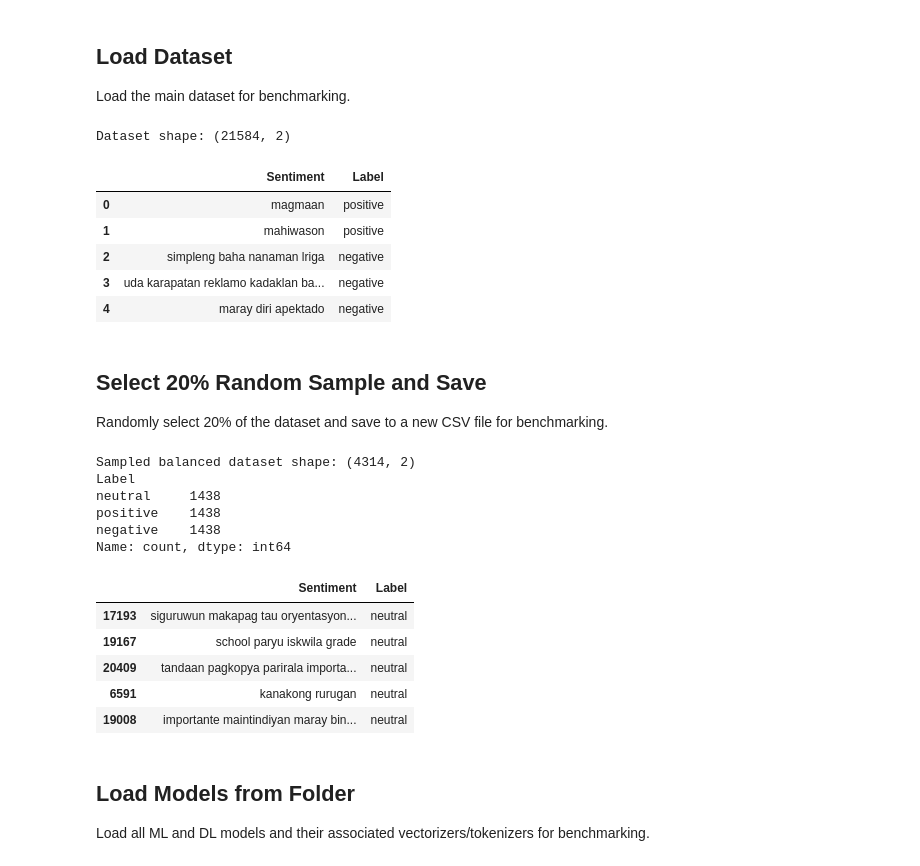
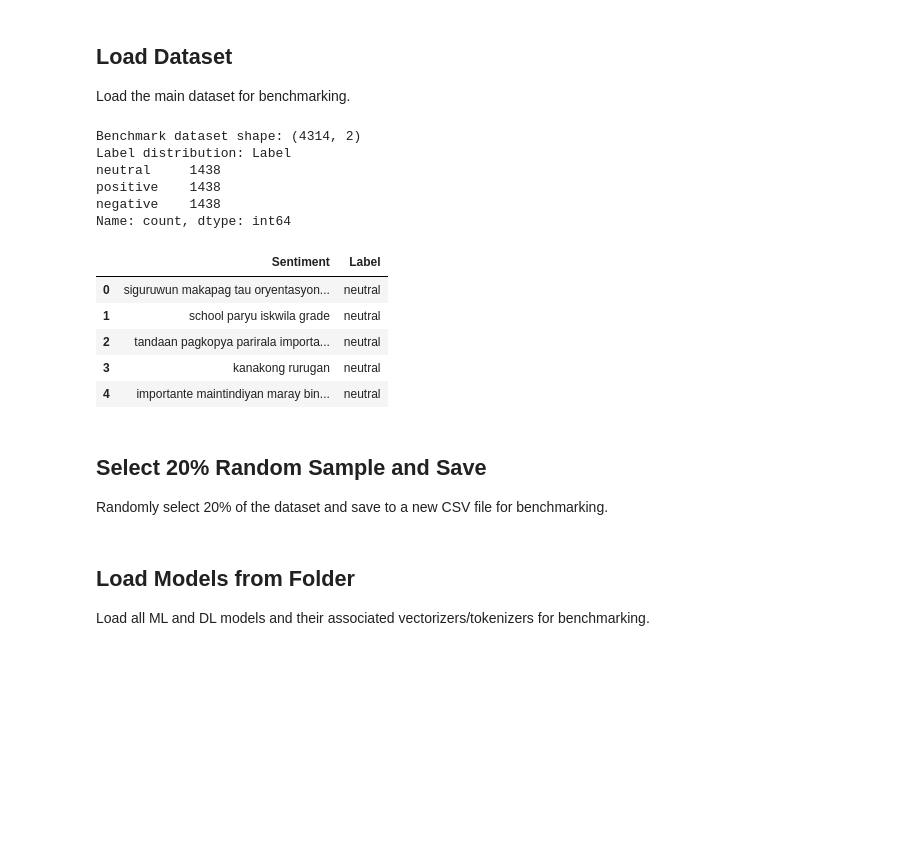
Before and after one commit to Joshua-Ean-Valera/BenchMarking, a Jupyter notebook: benchmarking_models_comparison copy.ipynb, the cells around one changed output. Drawn from its saved outputs; the diff is of its cells as text; code cells hidden in the pictures; blank space fills up the shorter version.

```diff
--- a/benchmarking_models_comparison copy.ipynb
+++ b/benchmarking_models_comparison copy.ipynb
@@ -15,47 +15,28 @@ from sklearn.metrics import (accuracy_score, recall_score, precision_score, f1_s
 ## Load Dataset
 Load the main dataset for benchmarking.
 # %%
-# Load the dataset
-dataset_path = 'DATASET_FINAL_NO_STOPWORDS.csv'
-df = pd.read_csv(dataset_path)
-print(f"Dataset shape: {df.shape}")
-df.head()
+# Load the benchmark dataset
+dataset_path = 'DATASET_BENCHMARK_SAMPLE.csv'
+sample_df = pd.read_csv(dataset_path)
+print(f"Benchmark dataset shape: {sample_df.shape}")
+print(f"Label distribution: {sample_df['Label'].value_counts()}")
+sample_df.head()
 # %% [output]
-Dataset shape: (21584, 2)
+Benchmark dataset shape: (4314, 2)
+Label distribution: Label
+neutral     1438
+positive    1438
+negative    1438
+Name: count, dtype: int64
 |  | Sentiment | Label |
-| 0 | magmaan | positive |
-| 1 | mahiwason | positive |
-| 2 | simpleng baha nanaman lriga | negative |
-| 3 | uda karapatan reklamo kadaklan ba... | negative |
-| 4 | maray diri apektado | negative |
+| 0 | siguruwun makapag tau oryentasyon... | neutral |
+| 1 | school paryu iskwila grade | neutral |
+| 2 | tandaan pagkopya parirala importa... | neutral |
+| 3 | kanakong rurugan | neutral |
+| 4 | importante maintindiyan maray bin... | neutral |
 # %% [markdown]
 ## Select 20% Random Sample and Save
 Randomly select 20% of the dataset and save to a new CSV file for benchmarking.
-# %%
-# Select a balanced 20% random sample and save
-sentiments = ['neutral', 'positive', 'negative']
-sample_frac = 0.2
-n_total = int(len(df) * sample_frac)
-n_per_class = n_total // 3
-sample_df = pd.concat([df[df['Label'] == s].sample(n=n_per_class, random_state=42) for s in sentiments])
-sample_path = 'DATASET_BENCHMARK_SAMPLE.csv'
-sample_df.to_csv(sample_path, index=False)
-print(f"Sampled balanced dataset shape: {sample_df.shape}")
-print(sample_df['Label'].value_counts())
-sample_df.head()
-# %% [output]
-Sampled balanced dataset shape: (4314, 2)
-Label
-neutral     1438
-positive    1438
-negative    1438
-Name: count, dtype: int64
-|  | Sentiment | Label |
-| 17193 | siguruwun makapag tau oryentasyon... | neutral |
-| 19167 | school paryu iskwila grade | neutral |
-| 20409 | tandaan pagkopya parirala importa... | neutral |
-| 6591 | kanakong rurugan | neutral |
-| 19008 | importante maintindiyan maray bin... | neutral |
 # %% [markdown]
 ## Load Models from Folder
 Load all ML and DL models and their associated vectorizers/tokenizers for benchmarking.
```
Also changed, not shown: parts of 3 cells of this notebook, 7 other files.
